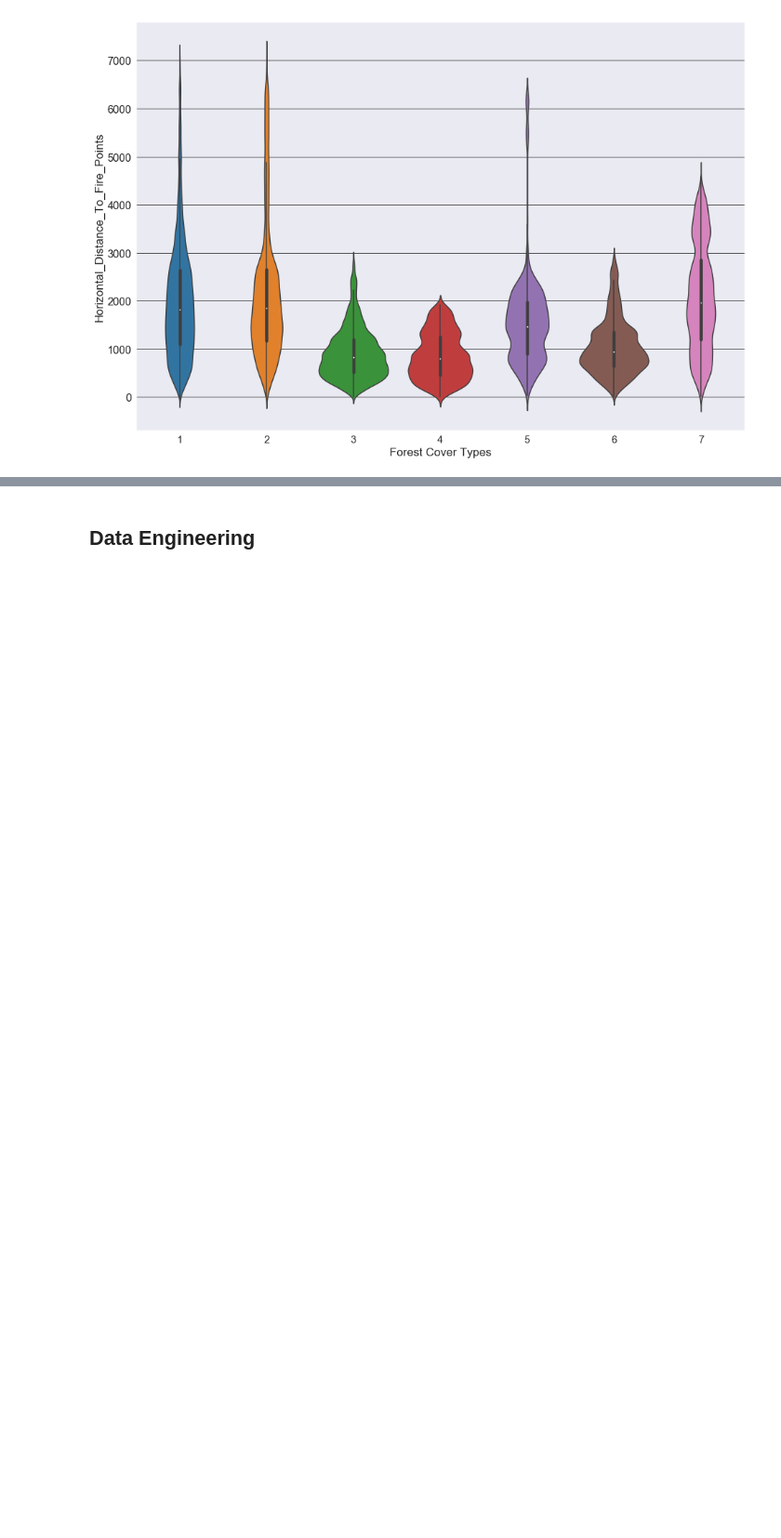
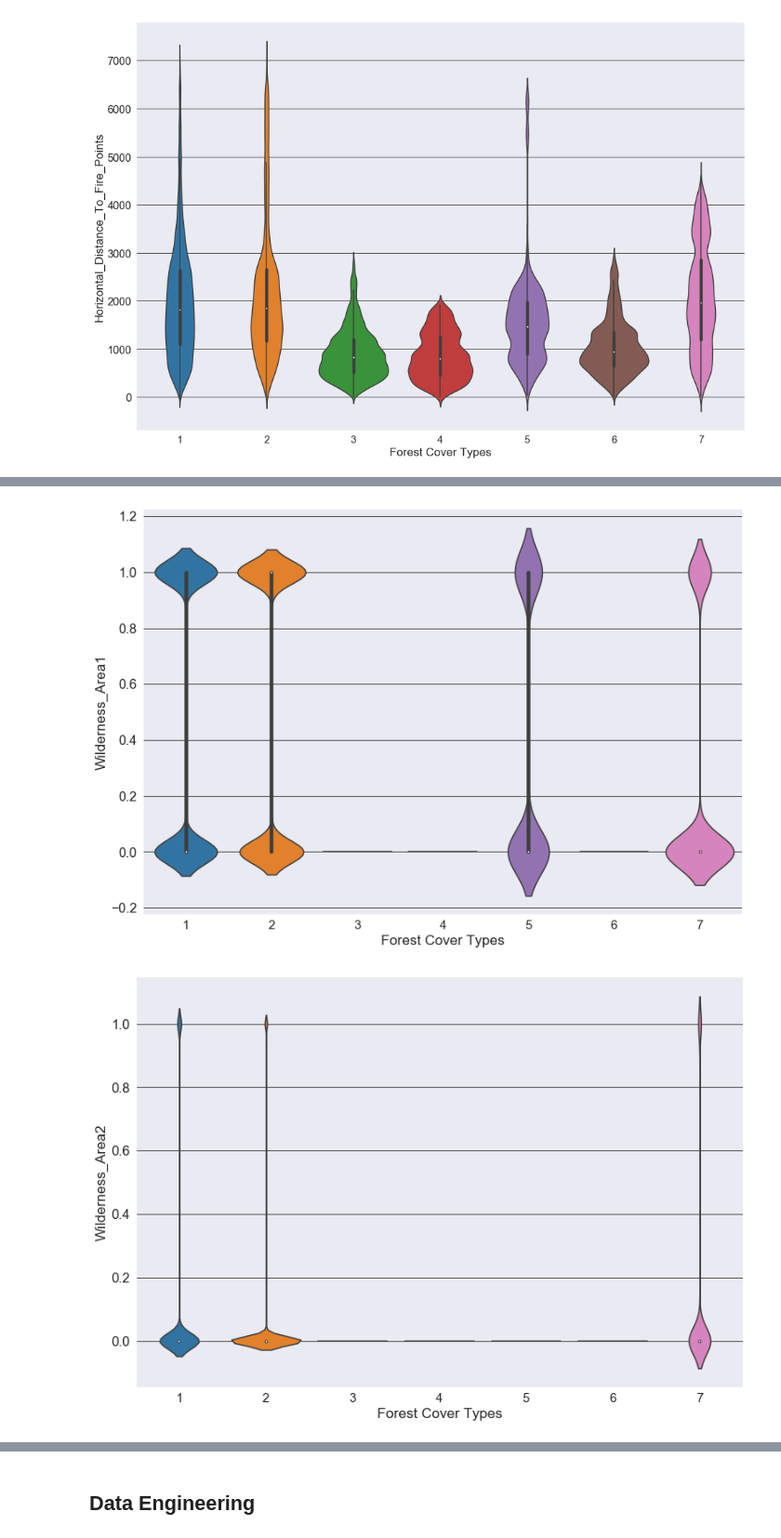
Before and after one commit to JuzerShakir/Forest_Cover-Type, a Jupyter notebook: result.ipynb, the cells around one changed output, grey strips where cells are left out. Shown at 93% size. Cells and saved outputs as stored; diff of their text form; code cells hidden in the pictures; blank space fills up the shorter version.

Commit message:
Binary features violin plot

```diff
--- a/result.ipynb
+++ b/result.ipynb
@@ -598,18 +605,18 @@ dtype: int64
 # %% [markdown]
 **Next let's compare each feature in our data to our target variable, visualizing how much dense and distributed each taget variable's class is to the feature compared. We will use [Violin Plot](https://datavizcatalogue.com/methods/violin_plot.html) to visualize this, a combination of Box Plot and Density Plot (Histogram).**
 # %%
-#######    4    ########
+#######    4.1    ########
 # Violin Plot (Box + Density)
-# Comparing each feature with target variable
+# Comparing numerical features with target variable
 
 
 # plot bg
 sns.set_style("darkgrid", {'grid.color': '.1'})
 
 
-x = data['Cover_Type']
+target = data['Cover_Type']
 
-y = num_fea.columns
+features = num_fea.columns
 
 
 # Violin Plot
@@ -619,7 +626,7 @@ for i in range(0, len(y)):
     plt.subplots(figsize=(16, 11))
 
 
-    sns.violinplot(data=num_fea, x=x, y = y[i])
+    sns.violinplot(data=num_fea, x=target, y = features[i])
 
     # x-axis label size, setting label rotations
     plt.xticks(size = 15)
@@ -629,7 +636,7 @@ for i in range(0, len(y)):
     # Horizontal axis Label
     plt.xlabel('Forest Cover Types', size = 17)
     # Vertical axis Label
-    plt.ylabel(y[i], size = 17)
+    plt.ylabel(features[i], size = 17)
 
     # removing the top and right axes spines, which are not needed
     sns.despine()
@@ -663,0 +674,42 @@ We can say so much by looking at these plots of each features. Their medians, in
+# %%
+#######    4.2    ########
+# Violin Plot (Box + Density)
+# Comparing Wilderness features with target variable
+
+
+# plot bg
+sns.set_style("darkgrid", {'grid.color': '.1'})
+
+
+target = data['Cover_Type']
+
+features = Wild_data.columns
+
+
+# Violin Plot
+for i in range(0, len(features)):
+
+    #figure size
+    plt.subplots(figsize=(13, 9))
+
+
+    sns.violinplot(data=Wild_data, x=target, y = features[i])
+
+    # x-axis label size, setting label rotations
+    plt.xticks(size = 15)
+    # y-axis label size
+    plt.yticks(size = 16)
+
+    # Horizontal axis Label
+    plt.xlabel('Forest Cover Types', size = 17)
+    # Vertical axis Label
+    plt.ylabel(features[i], size = 17)
+
+    # removing the top and right axes spines, which are not needed
+    sns.despine()
+
+    # display plot
+    plt.show()
+# %% [output]
+[figure, added]
+[figure, added]
```
Also changed, not shown: parts of 14 cells of this notebook.
